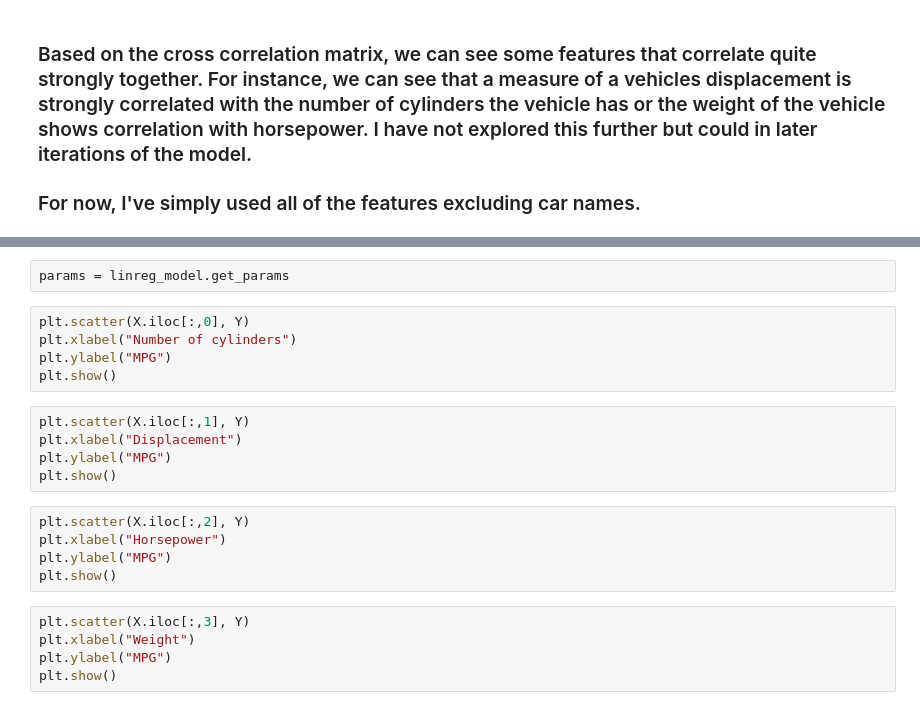
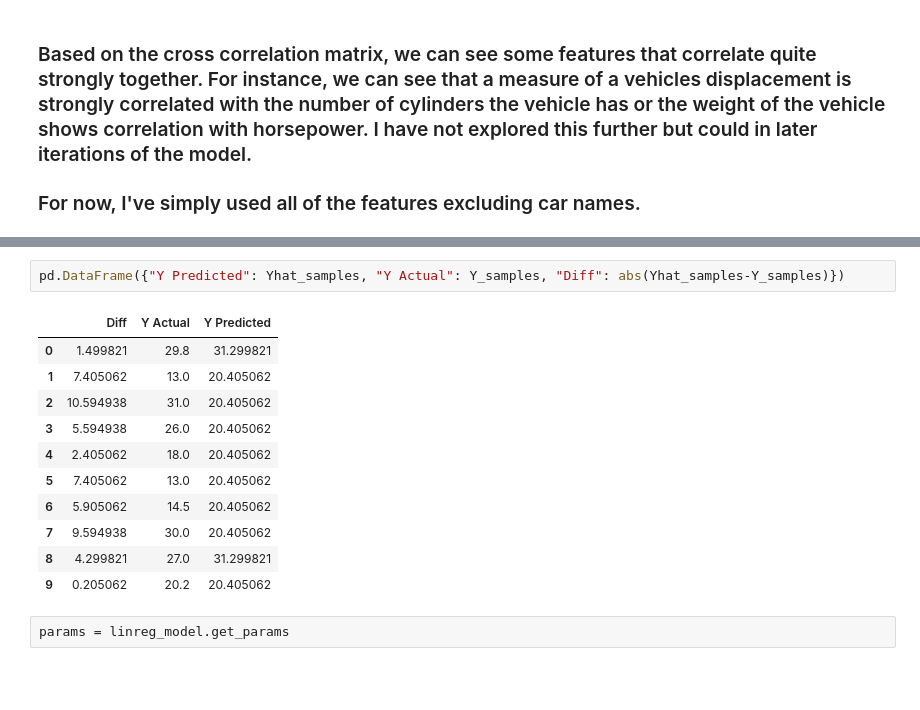
Before and after one commit to jjsimg/data_projects, a Jupyter notebook: mpg/mpg_analysis.ipynb, the cells around one changed output, grey strips where cells are left out. Cells and saved outputs as stored; diff of their text form; blank space fills up the shorter version.

```diff
--- a/mpg/mpg_analysis.ipynb
+++ b/mpg/mpg_analysis.ipynb
@@ -175,22 +188,16 @@ print("Actuals: {}".format(Y_samples))
+# %%
+pd.DataFrame({"Y Predicted": Yhat_samples, "Y Actual": Y_samples, "Diff": abs(Yhat_samples-Y_samples)})
+# %% [output]
+|  | Diff | Y Actual | Y Predicted |
+| 0 | 1.499821 | 29.8 | 31.299821 |
+| 1 | 7.405062 | 13.0 | 20.405062 |
+| 2 | 10.594938 | 31.0 | 20.405062 |
+| 3 | 5.594938 | 26.0 | 20.405062 |
+| 4 | 2.405062 | 18.0 | 20.405062 |
+| 5 | 7.405062 | 13.0 | 20.405062 |
+| 6 | 5.905062 | 14.5 | 20.405062 |
+| 7 | 9.594938 | 30.0 | 20.405062 |
+| 8 | 4.299821 | 27.0 | 31.299821 |
+| 9 | 0.205062 | 20.2 | 20.405062 |
 # %%
 params = linreg_model.get_params
-# %%
-plt.scatter(X.iloc[:,0], Y)
-plt.xlabel("Number of cylinders")
-plt.ylabel("MPG")
-plt.show()
-# %%
-plt.scatter(X.iloc[:,1], Y)
-plt.xlabel("Displacement")
-plt.ylabel("MPG")
-plt.show()
-# %%
-plt.scatter(X.iloc[:,2], Y)
-plt.xlabel("Horsepower")
-plt.ylabel("MPG")
-plt.show()
-# %%
-plt.scatter(X.iloc[:,3], Y)
-plt.xlabel("Weight")
-plt.ylabel("MPG")
-plt.show()
```
Also changed, not shown: parts of 13 cells of this notebook.
